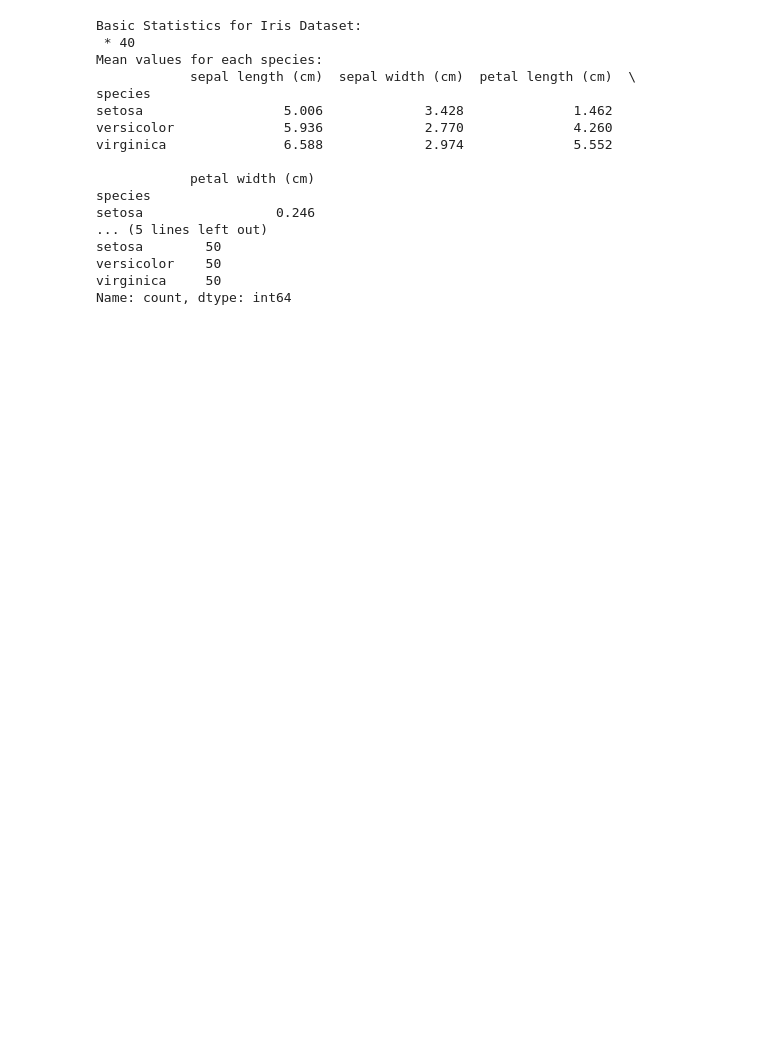
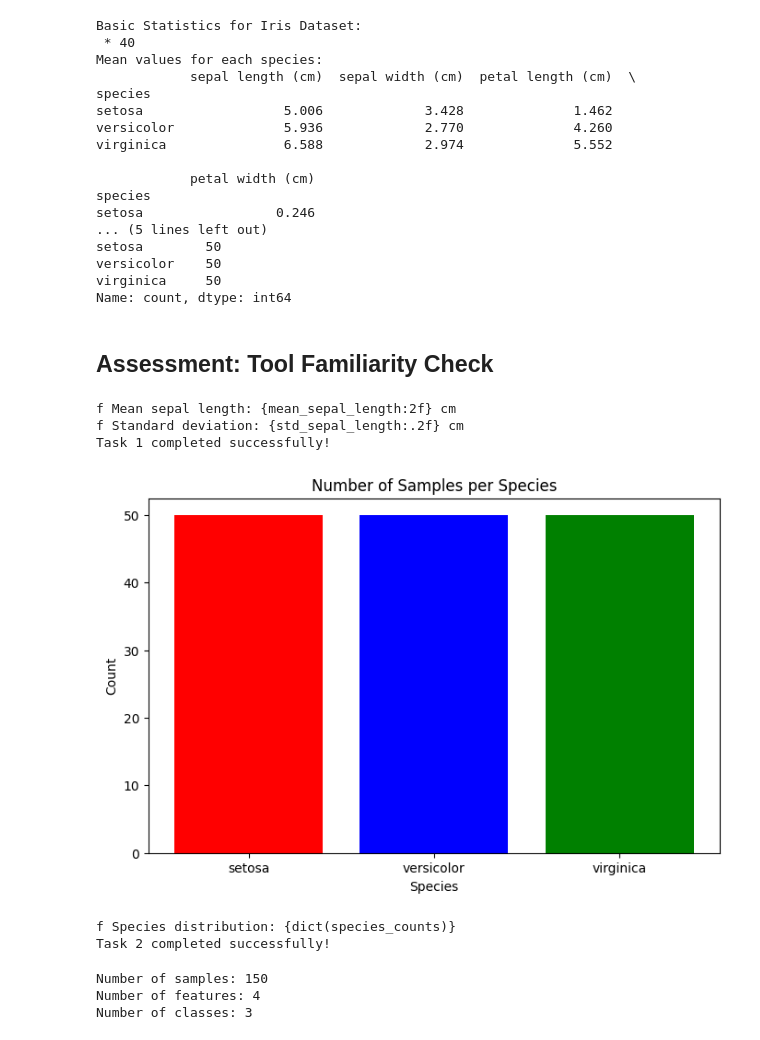
Before and after one commit to dee1empire/-ITAI-1371-ML-Labs-, a Jupyter notebook: itai_1371_mod2.ipynb, the cells around one changed output. Cells and saved outputs as stored; diff of their text form; code cells hidden in the pictures; blank space fills up the shorter version.

```diff
--- a/itai_1371_mod2.ipynb
+++ b/itai_1371_mod2.ipynb
@@ -99,3 +103,58 @@ setosa        50
 versicolor    50
 virginica     50
 Name: count, dtype: int64
+# %% [markdown]
+## Assessment: Tool Familiarity Check
+# %%
+# Create a simple calculation using NumPy
+# Calculate the mean and standard deviation of sepal length
+
+"sepal_length = df['sepal length (cm)']"
+
+# The NumPy Calculation
+"mean_sepal_lengths = np.mean (sepal_lengths)"
+"std_sepal_lengths = np.std ('sepal_lengths)"
+
+print("f Mean sepal length: {mean_sepal_length:2f} cm")
+print("f Standard deviation: {std_sepal_length:.2f} cm")
+
+# Verification (don't modify)
+"assert isinstance(mean_sepal_lengths, (float, np.floating))", 'Mean should be a number'
+"assert isinstance(std_sepal_lengths,(float, np.floating))", 'Std should be a number'
+print ("Task 1 completed successfully!")
+# %% [output]
+f Mean sepal length: {mean_sepal_length:2f} cm
+f Standard deviation: {std_sepal_length:.2f} cm
+Task 1 completed successfully!
+# %%
+import matplotlib.pyplot as plt
+import pandas as pd
+# Create a simple bar chart showing species counts
+species_counts = df['species'].value_counts()
+
+plt.figure (figsize=(8, 5))
+plt.bar (species_counts.index, species_counts.values, color=['red', 'blue', 'green'])
+plt.title('Number of Samples per Species')
+plt.xlabel('Species')
+plt.ylabel('Count')
+plt.show()
+
+print("f Species distribution: {dict(species_counts)}")
+print("Task 2 completed successfully!")
+# %% [output]
+[figure, added]
+f Species distribution: {dict(species_counts)}
+Task 2 completed successfully!
+# %%
+# Print dataset observations
+num_samples = df.shape[0]
+num_features = df.shape[1] - 1
+num_classes = df['species'].nunique()
+
+print(f"Number of samples: {num_samples}")
+print(f"Number of features: {num_features}")
+print(f"Number of classes: {num_classes}")
+# %% [output]
+Number of samples: 150
+Number of features: 4
+Number of classes: 3
```
Also changed, not shown: parts of 3 cells of this notebook.
